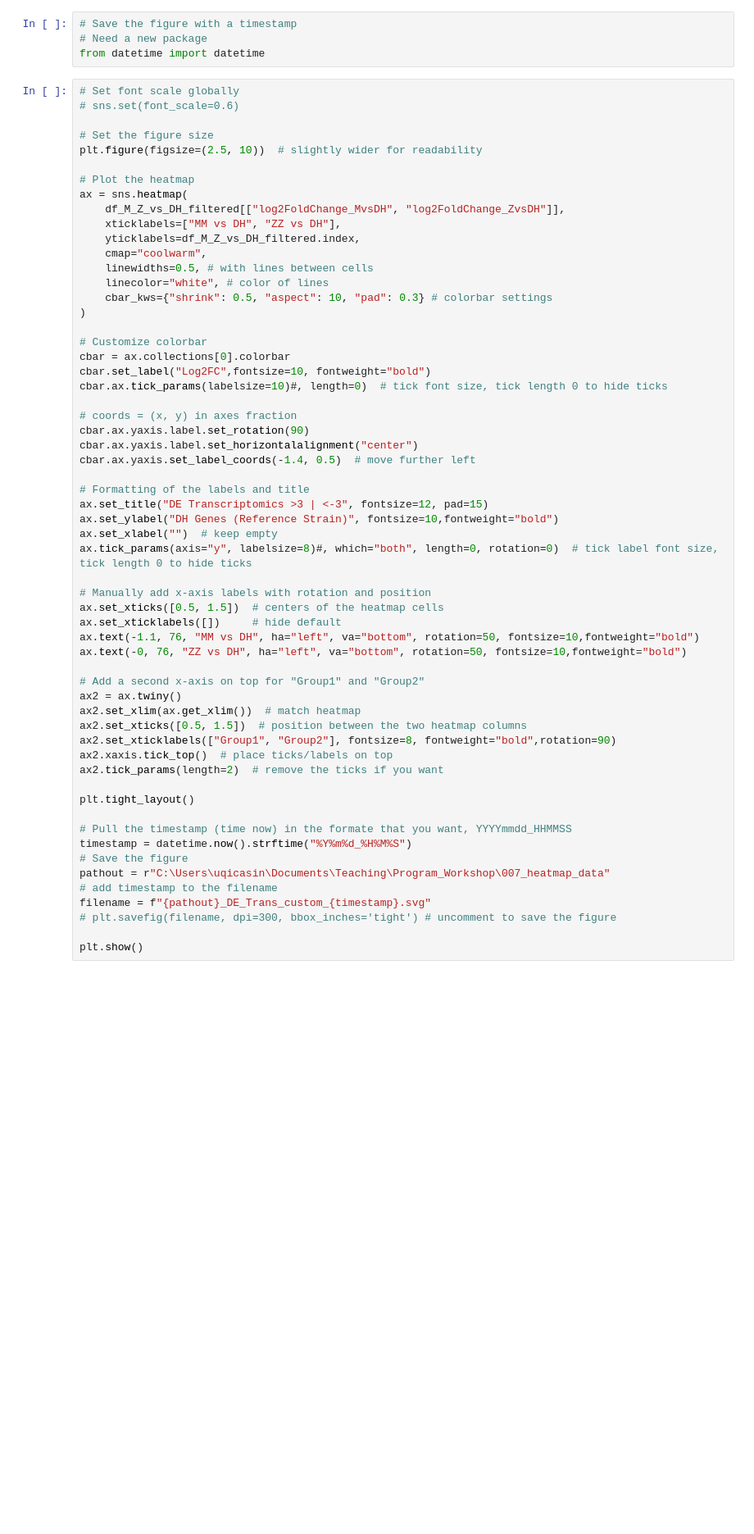
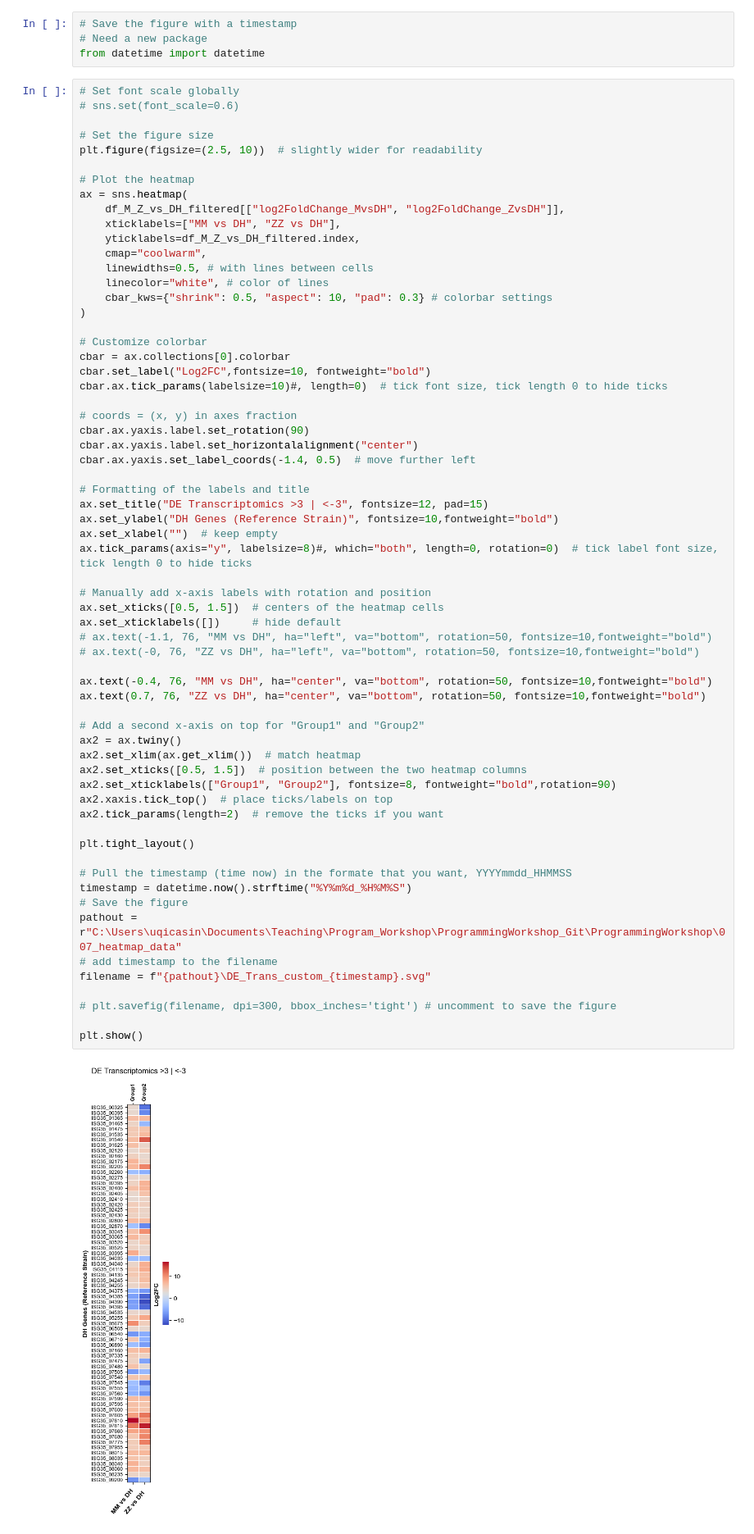
Before and after one commit to isacasini/ProgrammingWorkshop, a Jupyter notebook: 007_Heatmaps.ipynb, the cells around one changed output. Shown at 82% size. Cells and saved outputs as stored; diff of their text form; blank space fills up the shorter version.

```diff
--- a/007_Heatmaps.ipynb
+++ b/007_Heatmaps.ipynb
@@ -155,34 +283,40 @@ cbar.ax.yaxis.label.set_rotation(90)
 cbar.ax.yaxis.label.set_horizontalalignment("center")
 cbar.ax.yaxis.set_label_coords(-1.4, 0.5)  # move further left
 
 # Formatting of the labels and title
 ax.set_title("DE Transcriptomics >3 | <-3", fontsize=12, pad=15)
 ax.set_ylabel("DH Genes (Reference Strain)", fontsize=10,fontweight="bold")
 ax.set_xlabel("")  # keep empty
 ax.tick_params(axis="y", labelsize=8)#, which="both", length=0, rotation=0)  # tick label font size, tick length 0 to hide ticks
 
 # Manually add x-axis labels with rotation and position
 ax.set_xticks([0.5, 1.5])  # centers of the heatmap cells
 ax.set_xticklabels([])     # hide default
-ax.text(-1.1, 76, "MM vs DH", ha="left", va="bottom", rotation=50, fontsize=10,fontweight="bold")
-ax.text(-0, 76, "ZZ vs DH", ha="left", va="bottom", rotation=50, fontsize=10,fontweight="bold")
+# ax.text(-1.1, 76, "MM vs DH", ha="left", va="bottom", rotation=50, fontsize=10,fontweight="bold")
+# ax.text(-0, 76, "ZZ vs DH", ha="left", va="bottom", rotation=50, fontsize=10,fontweight="bold")
+
+ax.text(-0.4, 76, "MM vs DH", ha="center", va="bottom", rotation=50, fontsize=10,fontweight="bold")
+ax.text(0.7, 76, "ZZ vs DH", ha="center", va="bottom", rotation=50, fontsize=10,fontweight="bold")
 
 # Add a second x-axis on top for "Group1" and "Group2"
 ax2 = ax.twiny()
 ax2.set_xlim(ax.get_xlim())  # match heatmap
 ax2.set_xticks([0.5, 1.5])  # position between the two heatmap columns
 ax2.set_xticklabels(["Group1", "Group2"], fontsize=8, fontweight="bold",rotation=90)
 ax2.xaxis.tick_top()  # place ticks/labels on top
 ax2.tick_params(length=2)  # remove the ticks if you want
 
 plt.tight_layout()
 
 # Pull the timestamp (time now) in the formate that you want, YYYYmmdd_HHMMSS
 timestamp = datetime.now().strftime("%Y%m%d_%H%M%S")
 # Save the figure
-pathout = r"C:\Users\uqicasin\Documents\Teaching\Program_Workshop\007_heatmap_data"
+pathout = r"C:\Users\uqicasin\Documents\Teaching\Program_Workshop\ProgrammingWorkshop_Git\ProgrammingWorkshop\007_heatmap_data"
 # add timestamp to the filename
-filename = f"{pathout}_DE_Trans_custom_{timestamp}.svg"
+filename = f"{pathout}\DE_Trans_custom_{timestamp}.svg"
+
 # plt.savefig(filename, dpi=300, bbox_inches='tight') # uncomment to save the figure
 
 plt.show()
+# %% [output]
+[figure, added]
```
Also changed, not shown: parts of 8 cells of this notebook, 3 other files.
